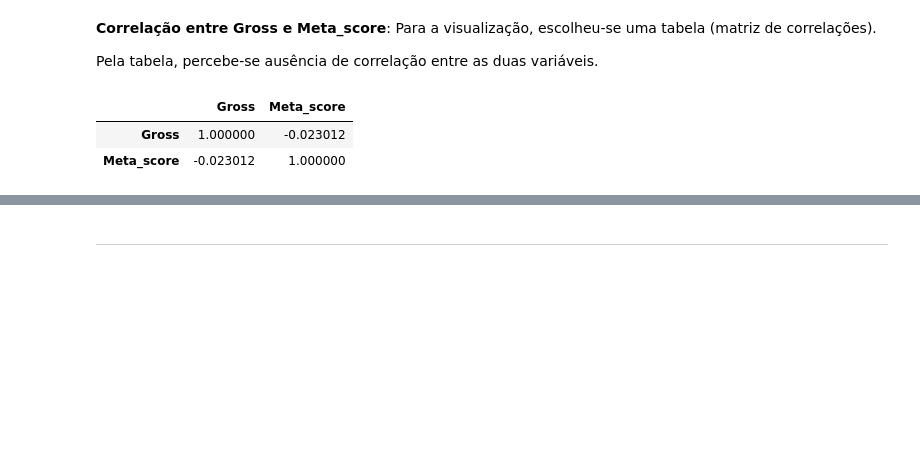
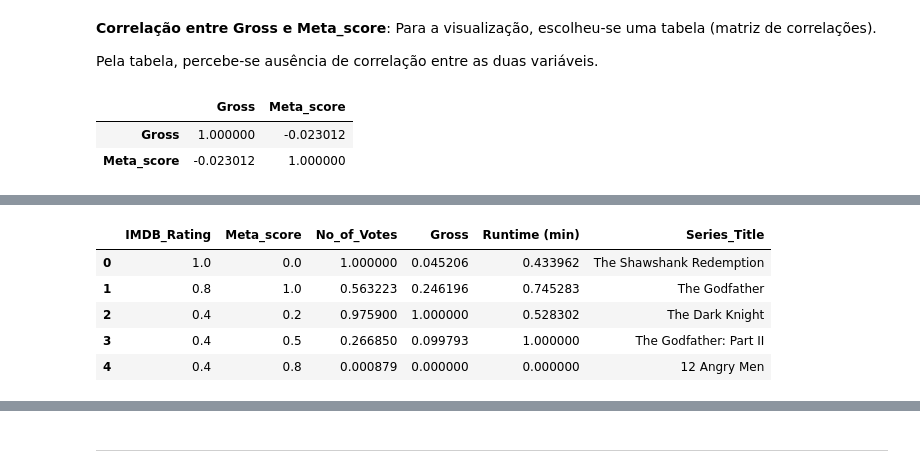
Before and after one commit to ciziks/IMDB-data-visualization, a Jupyter notebook: imdb_analysis.ipynb, the cells around one changed output, grey strips where cells are left out. Saved outputs shown, nothing was run; the diff lists cells and outputs as text; code cells hidden in the pictures; blank space fills up the shorter version.

```diff
--- a/imdb_analysis.ipynb
+++ b/imdb_analysis.ipynb
@@ -478,0 +522,25 @@ df[["Gross", "Meta_score"]].corr()
+# %%
+# normalizando as variáveis numéricas para a mesma escala, de forma que a visualização por Radar faça sentido
+
+from sklearn.preprocessing import StandardScaler
+
+top10movies = df_sorted[:10]
+
+# Select relevant Runtime (min)
+top10movies = top10movies[['IMDB_Rating','Meta_score','No_of_Votes','Gross','Runtime (min)']]
+categories = ['IMDB_Rating','Meta_score','No_of_Votes','Gross','Runtime (min)']
+
+scaler = MinMaxScaler()
+
+scaled_top10 = scaler.fit_transform(top10movies)
+
+scaled_top10 = pd.DataFrame(scaled_top10, columns=top10movies.columns)
+scaled_top10['Series_Title'] = df['Series_Title']
+scaled_top10.head()
+# %% [output]
+|  | IMDB_Rating | Meta_score | No_of_Votes | Gross | Runtime (min) | Series_Title |
+| 0 | 1.0 | 0.0 | 1.000000 | 0.045206 | 0.433962 | The Shawshank Redemption |
+| 1 | 0.8 | 1.0 | 0.563223 | 0.246196 | 0.745283 | The Godfather |
+| 2 | 0.4 | 0.2 | 0.975900 | 1.000000 | 0.528302 | The Dark Knight |
+| 3 | 0.4 | 0.5 | 0.266850 | 0.099793 | 1.000000 | The Godfather: Part II |
+| 4 | 0.4 | 0.8 | 0.000879 | 0.000000 | 0.000000 | 12 Angry Men |
```
Also changed, not shown: parts of 16 cells of this notebook.
